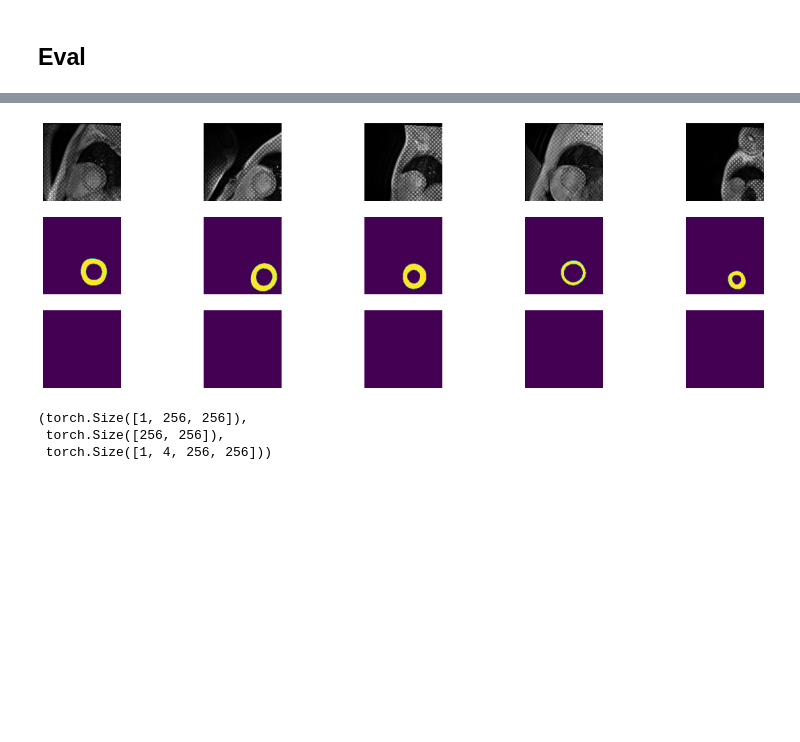
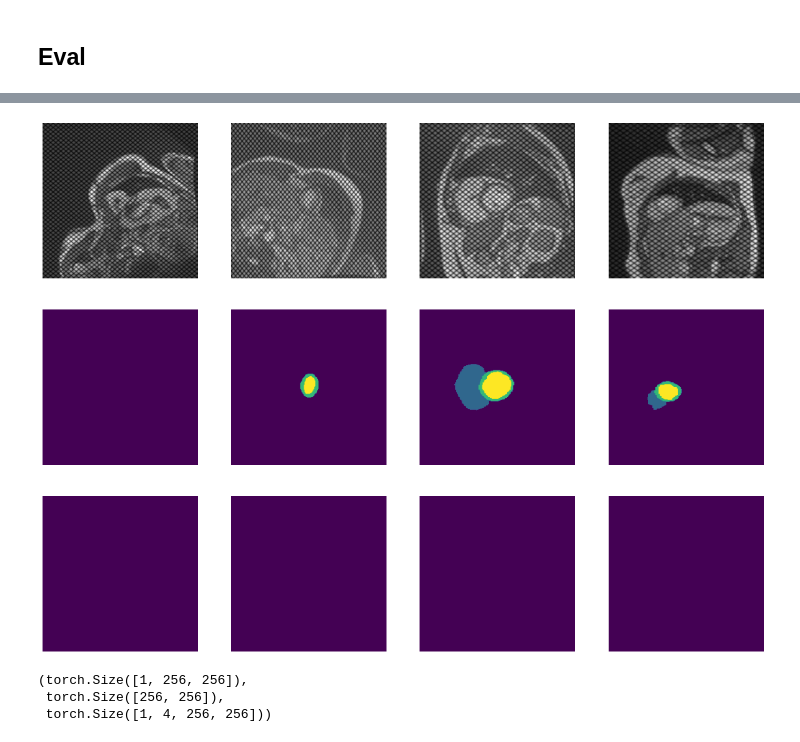
Before and after one commit to arnauddhaene/tagroi, a Jupyter notebook: notebooks/data.ipynb, the cells around one changed output, grey strips where cells are left out. Drawn from its saved outputs; the diff is of its cells as text; code cells hidden in the pictures; blank space fills up the shorter version.

```diff
--- a/notebooks/data.ipynb
+++ b/notebooks/data.ipynb
@@ -68,0 +46,4 @@ tensor(0.0070)
+# %%
+run = aim.Run()
+# %%
+train(model, run=run, loader_train=loader_train, loader_val=loader_val, device=device)
@@ -137,0 +127,11 @@ out = model(example)
+# %%
+predicted_mask = F.softmax(out, dim=1).argmax(dim=1).cpu().detach().numpy().copy()
+# %%
+fig, ax = plt.subplots(4, 5, figsize=(10, 10))
+
+for i in range(4):
+    for j in range(4):
+        ax[i, j].imshow(out.cpu().detach().numpy()[i, j])
+        ax[i, j].axis('off')
+
+    ax[i, 4].imshow(predicted_mask[i]), ax[i, 4].axis('off')
@@ -138,13 +140,13 @@ out = model(example)
 # %%
-fig, ax = plt.subplots(3, 5, figsize=(20, 7))
+fig, ax = plt.subplots(3, 4, figsize=(20, 15))
 
-for i in range(0, 5):
+for i in range(0, 4):
     ax[0, i % 5].imshow(example[i, 0], cmap='gray')
-    ax[1, i % 5].imshow(label[i, 0], alpha=1)
-    ax[2, i % 5].imshow(F.softmax(out, dim=1).detach().numpy()[i, 0], alpha=1.)
+    ax[1, i % 5].imshow(label[i], alpha=1)
+    ax[2, i % 5].imshow(predicted_mask[i], alpha=1.)
     ax[0, i % 5].axis('off'), ax[1, i % 5].axis('off'), ax[2, i % 5].axis('off')
 # %% [output]
-[figure, old version]
+[figure, new version]
 # %%
 example, mask = dataset[1]
 output = model(example.unsqueeze(0))
```
Also changed, not shown: parts of 14 cells of this notebook, 10 other files.
